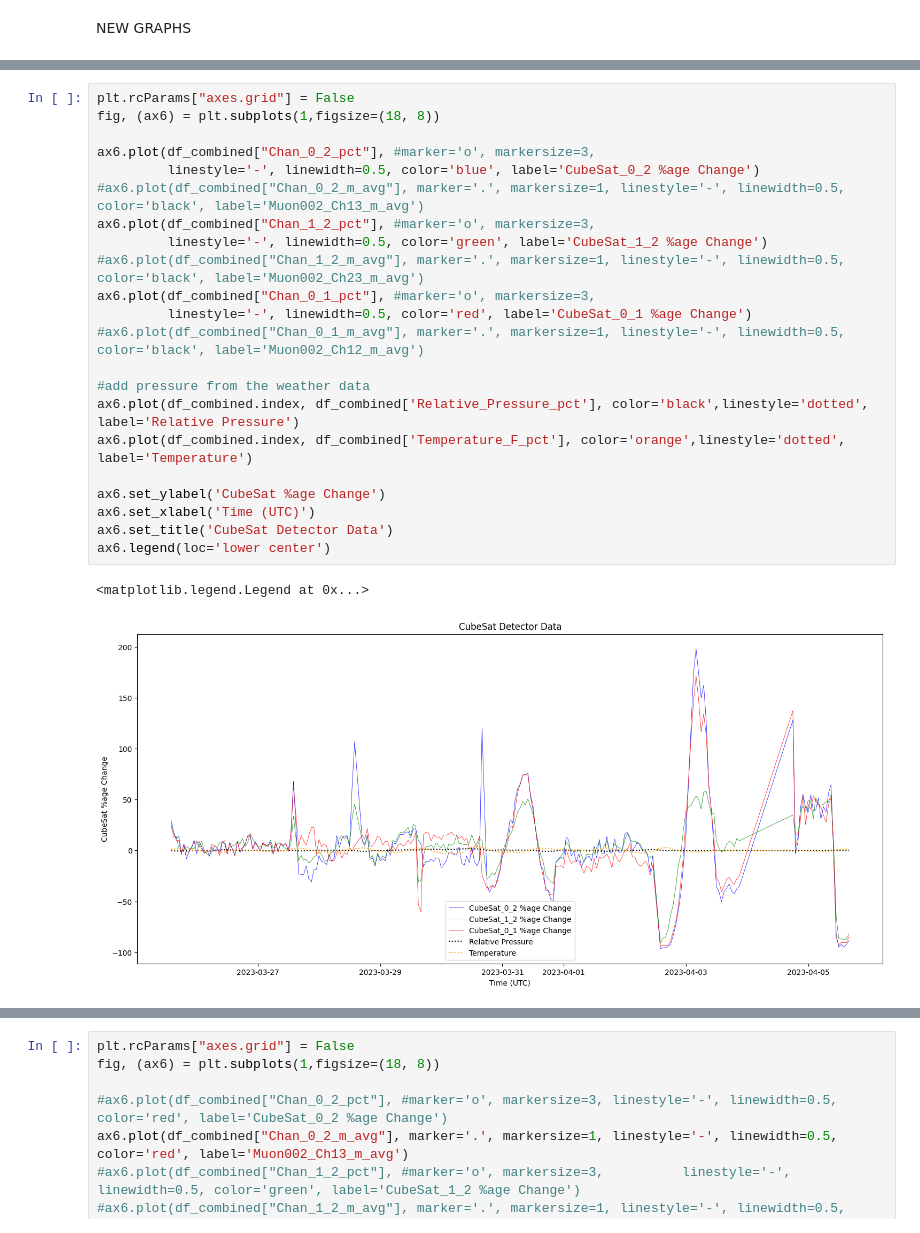
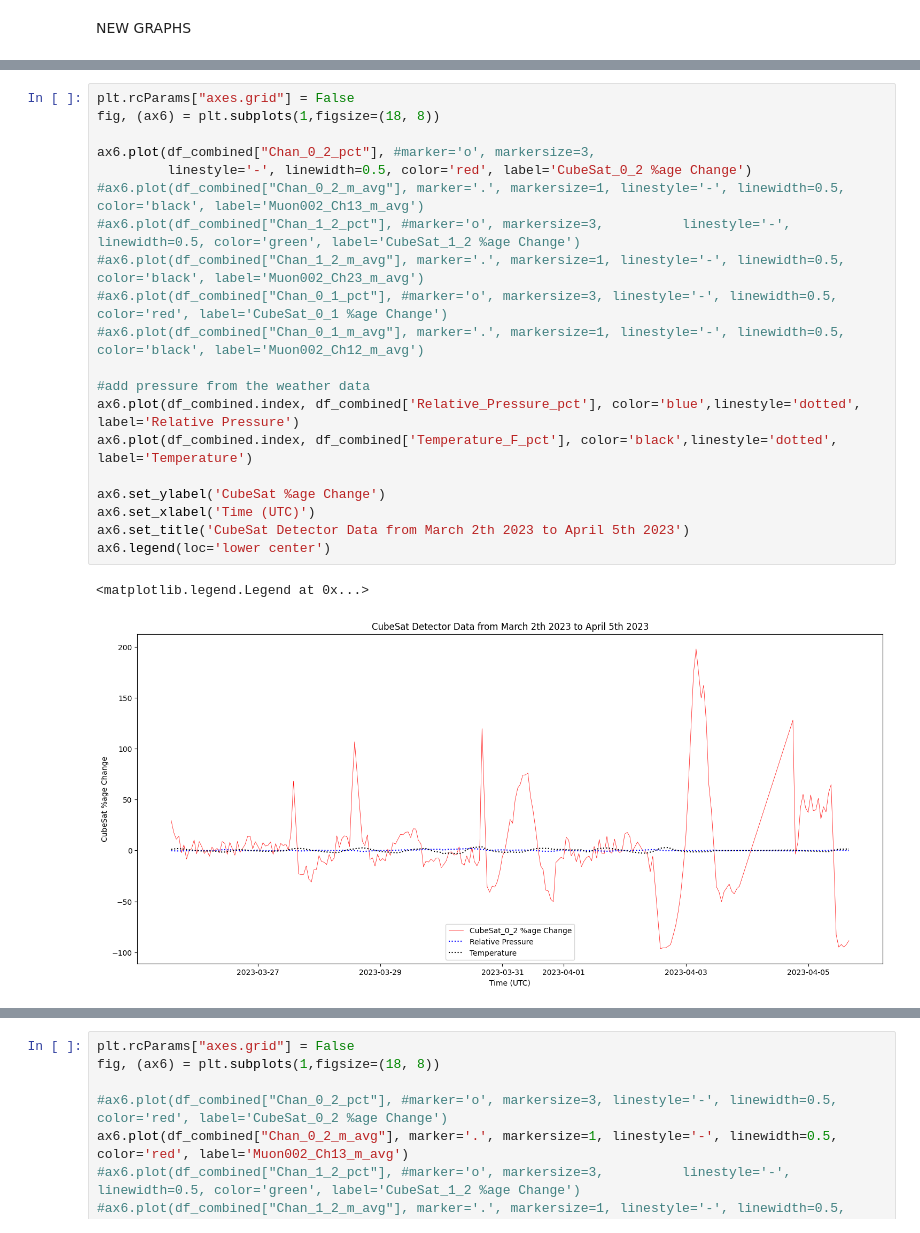
Before and after one commit to vpadgett1/cubesat_test_data, a Jupyter notebook: geo_testing/updated_graph_data.ipynb, the cells around one changed output, grey strips where cells are left out. Cells and saved outputs as stored; diff of their text form.

Commit message:
graph updates

```diff
--- a/geo_testing/updated_graph_data.ipynb
+++ b/geo_testing/updated_graph_data.ipynb
@@ -683,25 +708,23 @@ NEW GRAPHS
 # %%
 plt.rcParams["axes.grid"] = False
 fig, (ax6) = plt.subplots(1,figsize=(18, 8))
 
 ax6.plot(df_combined["Chan_0_2_pct"], #marker='o', markersize=3,
-         linestyle='-', linewidth=0.5, color='blue', label='CubeSat_0_2 %age Change')
+         linestyle='-', linewidth=0.5, color='red', label='CubeSat_0_2 %age Change')
 #ax6.plot(df_combined["Chan_0_2_m_avg"], marker='.', markersize=1, linestyle='-', linewidth=0.5, color='black', label='Muon002_Ch13_m_avg')
-ax6.plot(df_combined["Chan_1_2_pct"], #marker='o', markersize=3,
-         linestyle='-', linewidth=0.5, color='green', label='CubeSat_1_2 %age Change')
+#ax6.plot(df_combined["Chan_1_2_pct"], #marker='o', markersize=3,          linestyle='-', linewidth=0.5, color='green', label='CubeSat_1_2 %age Change')
 #ax6.plot(df_combined["Chan_1_2_m_avg"], marker='.', markersize=1, linestyle='-', linewidth=0.5, color='black', label='Muon002_Ch23_m_avg')
-ax6.plot(df_combined["Chan_0_1_pct"], #marker='o', markersize=3,
-         linestyle='-', linewidth=0.5, color='red', label='CubeSat_0_1 %age Change')
+#ax6.plot(df_combined["Chan_0_1_pct"], #marker='o', markersize=3, linestyle='-', linewidth=0.5, color='red', label='CubeSat_0_1 %age Change')
 #ax6.plot(df_combined["Chan_0_1_m_avg"], marker='.', markersize=1, linestyle='-', linewidth=0.5, color='black', label='Muon002_Ch12_m_avg')
 
 #add pressure from the weather data
-ax6.plot(df_combined.index, df_combined['Relative_Pressure_pct'], color='black',linestyle='dotted', label='Relative Pressure')
-ax6.plot(df_combined.index, df_combined['Temperature_F_pct'], color='orange',linestyle='dotted', label='Temperature')
+ax6.plot(df_combined.index, df_combined['Relative_Pressure_pct'], color='blue',linestyle='dotted', label='Relative Pressure')
+ax6.plot(df_combined.index, df_combined['Temperature_F_pct'], color='black',linestyle='dotted', label='Temperature')
 
 ax6.set_ylabel('CubeSat %age Change')
 ax6.set_xlabel('Time (UTC)')
-ax6.set_title('CubeSat Detector Data')
+ax6.set_title('CubeSat Detector Data from March 2th 2023 to April 5th 2023')
 ax6.legend(loc='lower center')
 # %% [output]
 <matplotlib.legend.Legend at 0x...>
-[figure, old version]
+[figure, new version]
```
Also changed, not shown: parts of 2 cells of this notebook, 2 other files.
